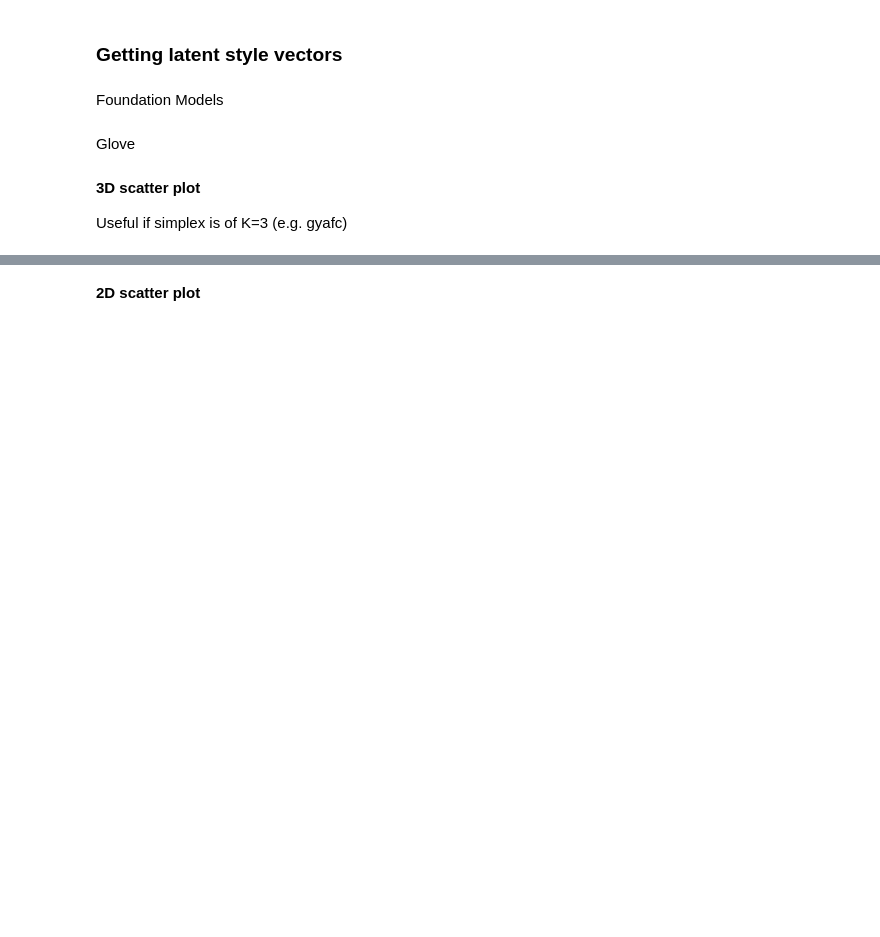
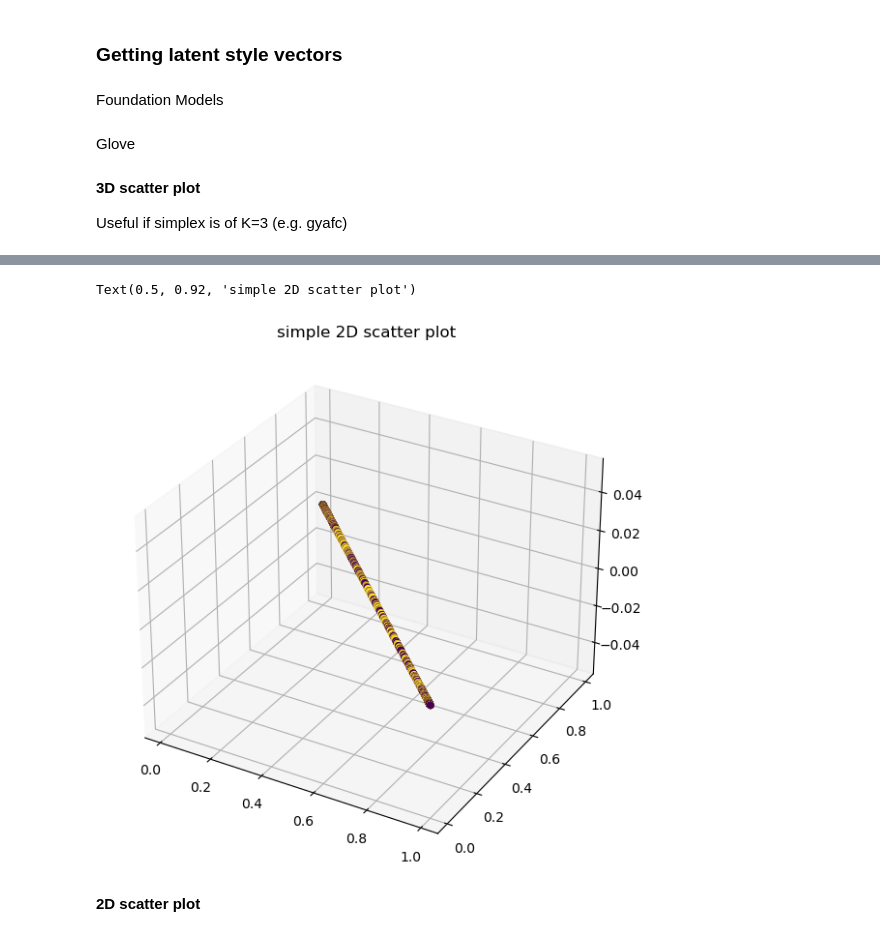
Before and after one commit to larrylawl/CP-VAE, a Jupyter notebook: style_space_visualisation.ipynb, the cells around one changed output, grey strips where cells are left out. Cells and saved outputs as stored; diff of their text form; code cells hidden in the pictures; blank space fills up the shorter version.

```diff
--- a/style_space_visualisation.ipynb
+++ b/style_space_visualisation.ipynb
@@ -212,3 +212,11 @@ Text(0.5, 0.92, 'simple 3D scatter plot')
+# %%
+fig = plt.figure(figsize = (10, 7))
+ax = plt.axes(projection ="3d")
+ax.scatter(p[:,0], p[:,1], c=labels)
+plt.title("simple 2D scatter plot")
+# %% [output]
+Text(0.5, 0.92, 'simple 2D scatter plot')
+[figure, added]
 # %% [markdown]
 **2D scatter plot**
 # %%
```
Also changed, not shown: parts of 6 cells of this notebook, 2 other files.
